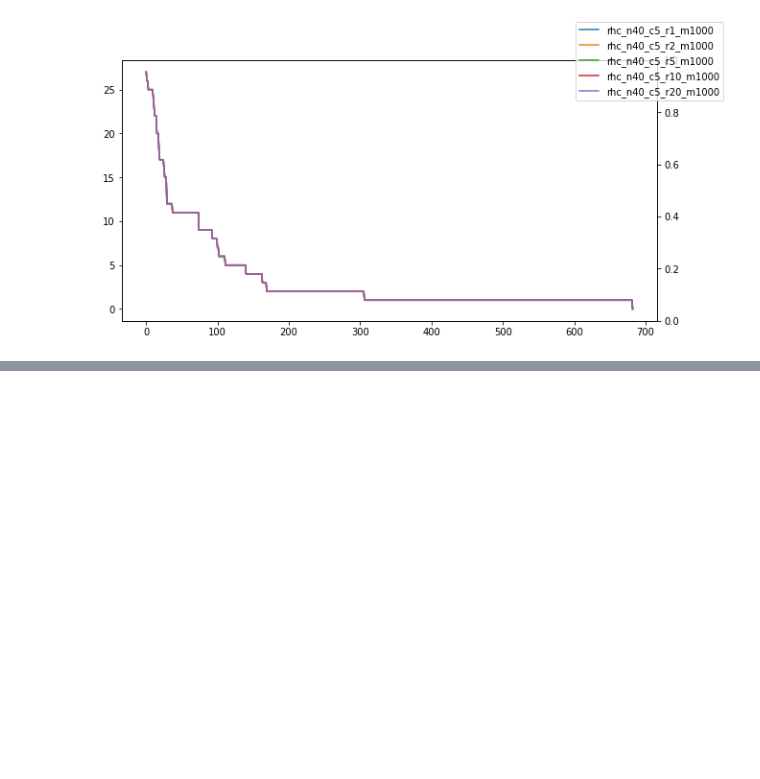
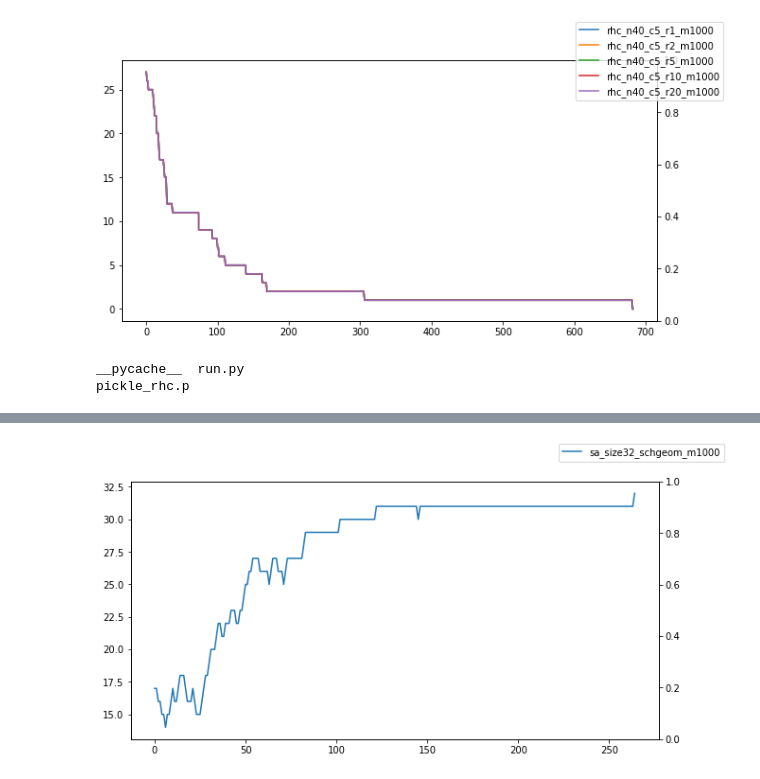
Before and after one commit to patrickdmiller/random_optimization, a Jupyter notebook: jupyter/experiments.ipynb, the cells around one changed output, grey strips where cells are left out. Saved outputs shown, nothing was run; the diff lists cells and outputs as text; code cells hidden in the pictures; blank space fills up the shorter version.

Commit message:
3 experiments done

```diff
--- a/jupyter/experiments.ipynb
+++ b/jupyter/experiments.ipynb
@@ -141,3 +141,26 @@ s.filters.append(TagFilter('n',40))
 graph_generate_single(rhc, search=s)
 # %% [output]
 [figure]
+# %%
+'''
+░█████╗░███╗░░██╗███████╗  ███╗░░░███╗░█████╗░██╗░░██╗
+██╔══██╗████╗░██║██╔════╝  ████╗░████║██╔══██╗╚██╗██╔╝
+██║░░██║██╔██╗██║█████╗░░  ██╔████╔██║███████║░╚███╔╝░
+██║░░██║██║╚████║██╔══╝░░  ██║╚██╔╝██║██╔══██║░██╔██╗░
+╚█████╔╝██║░╚███║███████╗  ██║░╚═╝░██║██║░░██║██╔╝╚██╗
+░╚════╝░╚═╝░░╚══╝╚══════╝  ╚═╝░░░░░╚═╝╚═╝░░╚═╝╚═╝░░╚═╝
+'''
+!ls $mlr_src/onemax
+!ls $mlr_data/onemax
+# %% [output]
+__pycache__  run.py
+pickle_rhc.p
+# %%
+sa = Experiment.pickle_load(os.path.join(mlr_data, 'onemax','pickle_sa.p'))
+#graph it.
+s = Search()
+s.filters.append(TagFilter('size',32))
+s.filters.append(TagFilter('sch','geom'))
+graph_generate_single(sa, search=s)
+sa.results
+# %% [output]
@@ -143,0 +185 @@ graph_generate_single(rhc, search=s)
+[figure, added]
```
Also changed, not shown: parts of 4 cells of this notebook, 3 other files.
